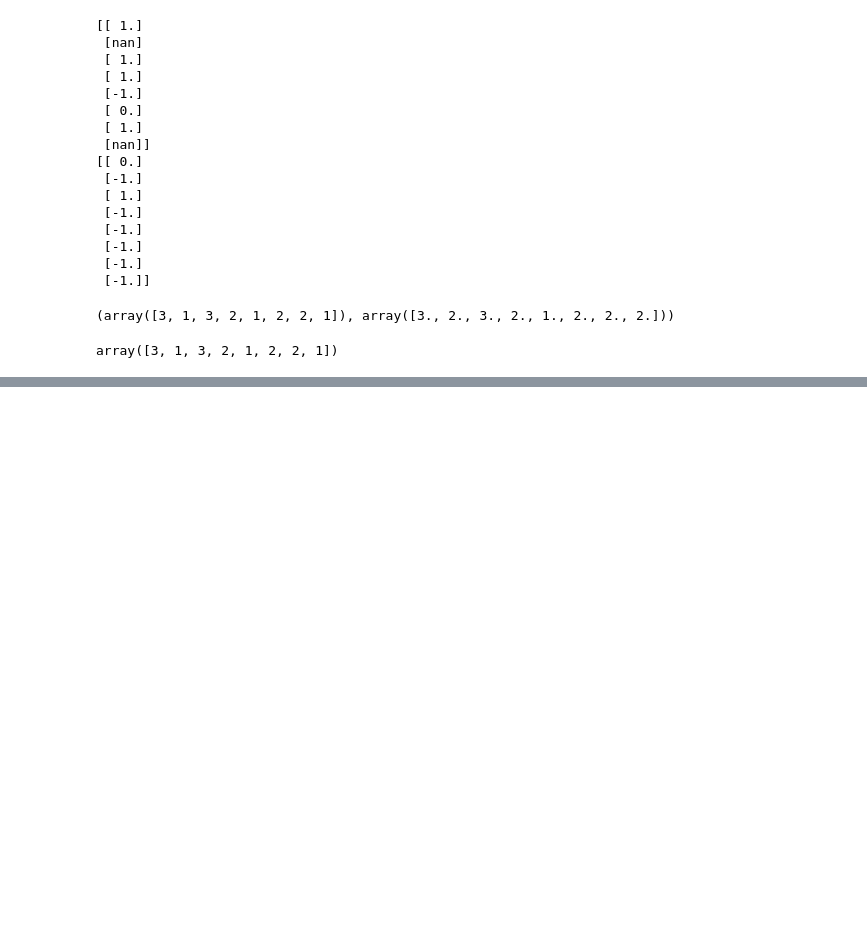
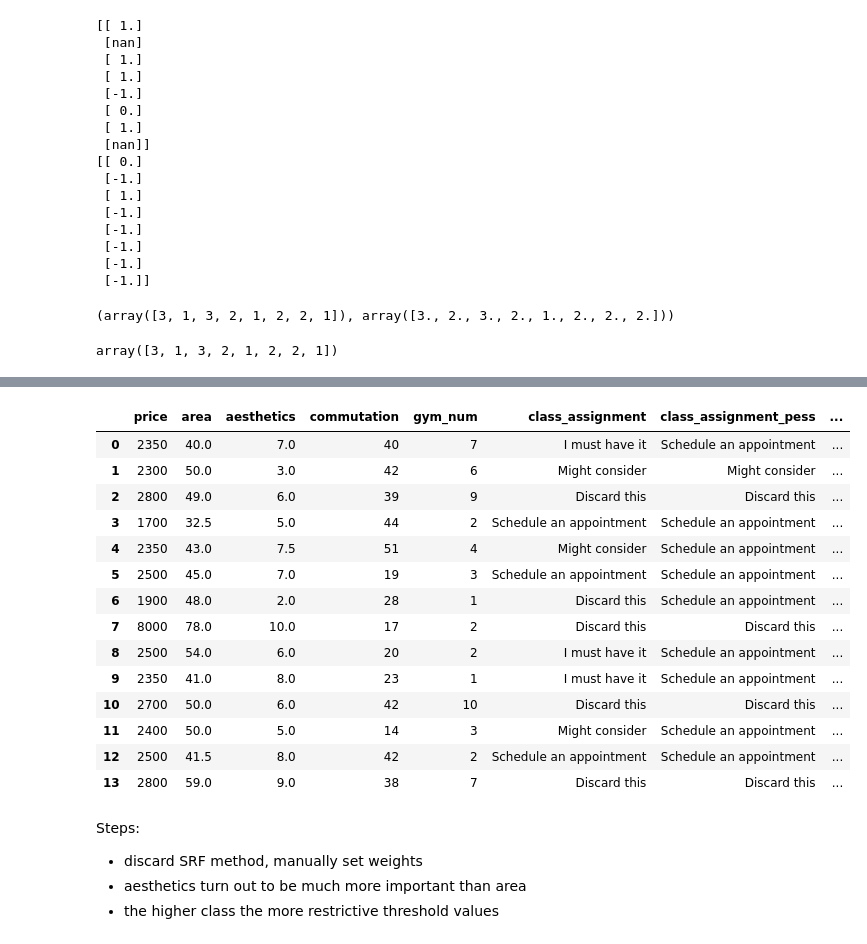
Before and after one commit to krystianMoras/decision_analysis_projects, a Jupyter notebook: notebook.ipynb, the cells around one changed output, grey strips where cells are left out. Saved outputs shown, nothing was run; the diff lists cells and outputs as text; code cells hidden in the pictures; blank space fills up the shorter version.

```diff
--- a/notebook.ipynb
+++ b/notebook.ipynb
@@ -521,0 +666,7 @@ electre_tri_b()
+# %%
+results_df = get_alternatives()
+# %%
+alternatives = get_alternatives()
+results = [4,2,1,3,2,3,1,1,4,4,1,2,3,1]
+results_df["class_assignment"] = [results_to_class[x] for x in results]
+results_df
@@ -521,0 +691,11 @@ electre_tri_b()
+# %%
+alternatives = get_alternatives()
+results = electre_tri_b(alternatives,boundary_profiles,gain,INDIFFERENCE_THRESHOLDS,PREFERENCE_THRESHOLDS,VETO_THRESHOLDS,WEIGHTS, pessimistic=True)
+results = [results_to_class[x] for x in results]
+results_df["class_assignment_pess"] = results
+alternatives = get_alternatives()
+results = electre_tri_b(alternatives,boundary_profiles,gain,INDIFFERENCE_THRESHOLDS,PREFERENCE_THRESHOLDS,VETO_THRESHOLDS,WEIGHTS, pessimistic=False)
+results = [results_to_class[x] for x in results]
+results_df["class_assignment_opt"] = results
+alternatives[["class_assignment_pess","class_assignment_opt"]] = results_df[["class_assignment_pess","class_assignment_opt"]]
+alternatives
@@ -521,0 +720,10 @@ electre_tri_b()
+# %%
+boundary_profiles = pd.DataFrame([[2500,35,5,45,0],[2400,45,6,30,1],[2100,50,8,15,3]]) # TODO
+
+######################### Price, Area, Aesthetics, Commutation, Gym number
+INDIFFERENCE_THRESHOLDS = [[100,5,1,15,0],[100,5,1,5,0],[100,5,0,0,0]] # I feel indifferent when the difference is X
+PREFERENCE_THRESHOLDS = [[200,10,3,25,1],[300,10,3,15,1],[400,10,1,5,1]] # I feel preference when the difference is X
+VETO_THRESHOLDS = [[500,20,5,30,7],[500,20,5,30,7],[500,20,5,30,7]] # A is always better than B if the difference is X and there is no question about that
+gain = [False, True, True, False, True]
+
+WEIGHTS = [0.37,0.17,0.27,0.15,0.05]
@@ -521,0 +764,32 @@ electre_tri_b()
+# %%
+alternatives = get_alternatives()
+results = electre_tri_b(alternatives,boundary_profiles,gain,INDIFFERENCE_THRESHOLDS,PREFERENCE_THRESHOLDS,VETO_THRESHOLDS,WEIGHTS, pessimistic=True)
+results = [results_to_class[x] for x in results]
+results_df["class_assignment_pess"] = results
+alternatives = get_alternatives()
+results = electre_tri_b(alternatives,boundary_profiles,gain,INDIFFERENCE_THRESHOLDS,PREFERENCE_THRESHOLDS,VETO_THRESHOLDS,WEIGHTS, pessimistic=False)
+results = [results_to_class[x] for x in results]
+results_df["class_assignment_opt"] = results
+alternatives[["class_assignment","class_assignment_pess","class_assignment_opt"]] = results_df[["class_assignment","class_assignment_pess","class_assignment_opt"]]
+alternatives
+# %% [output]
+|  | price | area | aesthetics | commutation | gym_num | class_assignment | class_assignment_pess | ... |
+| 0 | 2350 | 40.0 | 7.0 | 40 | 7 | I must have it | Schedule an appointment | ... |
+| 1 | 2300 | 50.0 | 3.0 | 42 | 6 | Might consider | Might consider | ... |
+| 2 | 2800 | 49.0 | 6.0 | 39 | 9 | Discard this | Discard this | ... |
+| 3 | 1700 | 32.5 | 5.0 | 44 | 2 | Schedule an appointment | Schedule an appointment | ... |
+| 4 | 2350 | 43.0 | 7.5 | 51 | 4 | Might consider | Schedule an appointment | ... |
+| 5 | 2500 | 45.0 | 7.0 | 19 | 3 | Schedule an appointment | Schedule an appointment | ... |
+| 6 | 1900 | 48.0 | 2.0 | 28 | 1 | Discard this | Schedule an appointment | ... |
+| 7 | 8000 | 78.0 | 10.0 | 17 | 2 | Discard this | Discard this | ... |
+| 8 | 2500 | 54.0 | 6.0 | 20 | 2 | I must have it | Schedule an appointment | ... |
+| 9 | 2350 | 41.0 | 8.0 | 23 | 1 | I must have it | Schedule an appointment | ... |
+| 10 | 2700 | 50.0 | 6.0 | 42 | 10 | Discard this | Discard this | ... |
+| 11 | 2400 | 50.0 | 5.0 | 14 | 3 | Might consider | Schedule an appointment | ... |
+| 12 | 2500 | 41.5 | 8.0 | 42 | 2 | Schedule an appointment | Schedule an appointment | ... |
+| 13 | 2800 | 59.0 | 9.0 | 38 | 7 | Discard this | Discard this | ... |
+# %% [markdown]
+Steps:
+- discard SRF method, manually set weights
+- aesthetics turn out to be much more important than area
+- the higher class the more restrictive threshold values
```
Also changed, not shown: parts of 38 cells of this notebook, 1 other file.
